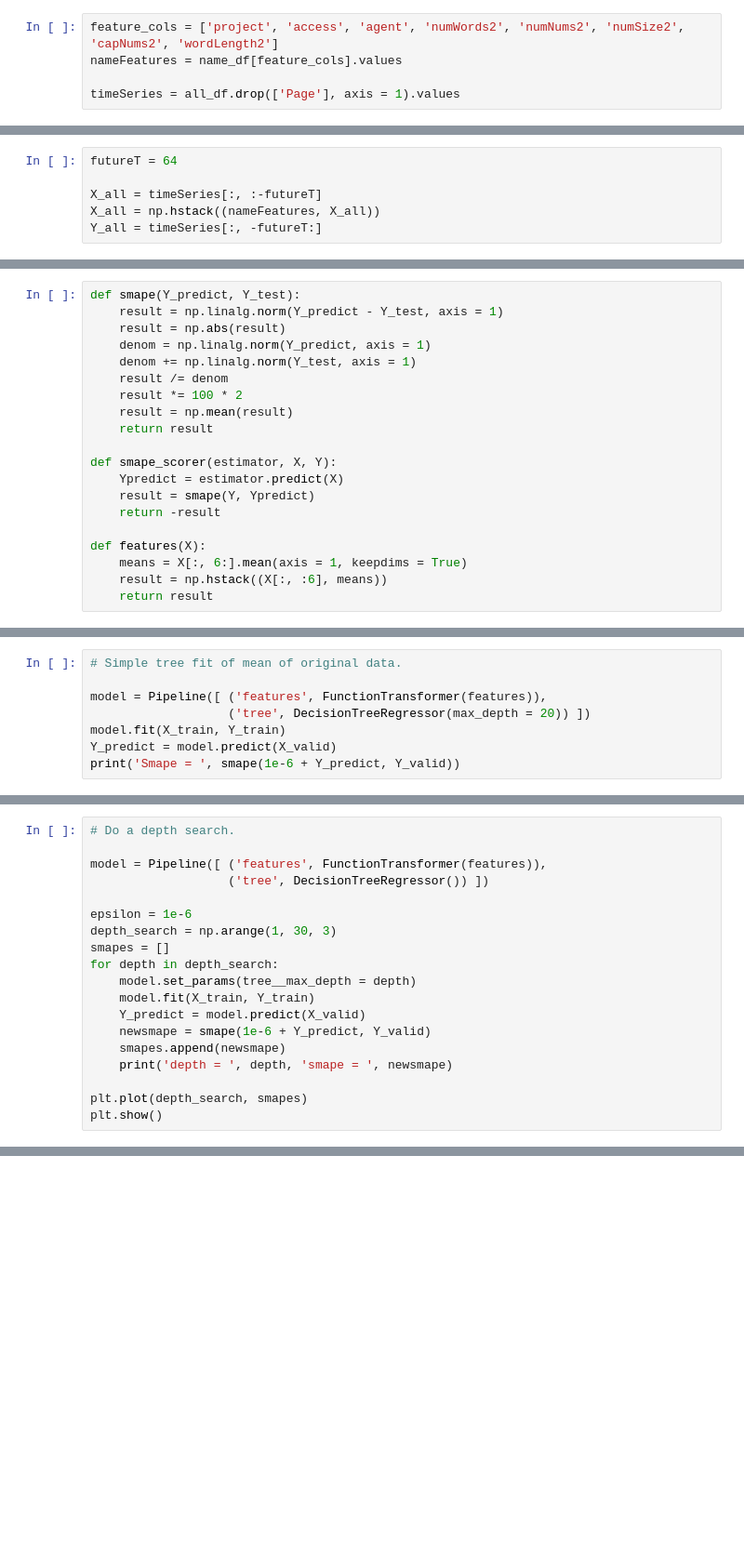
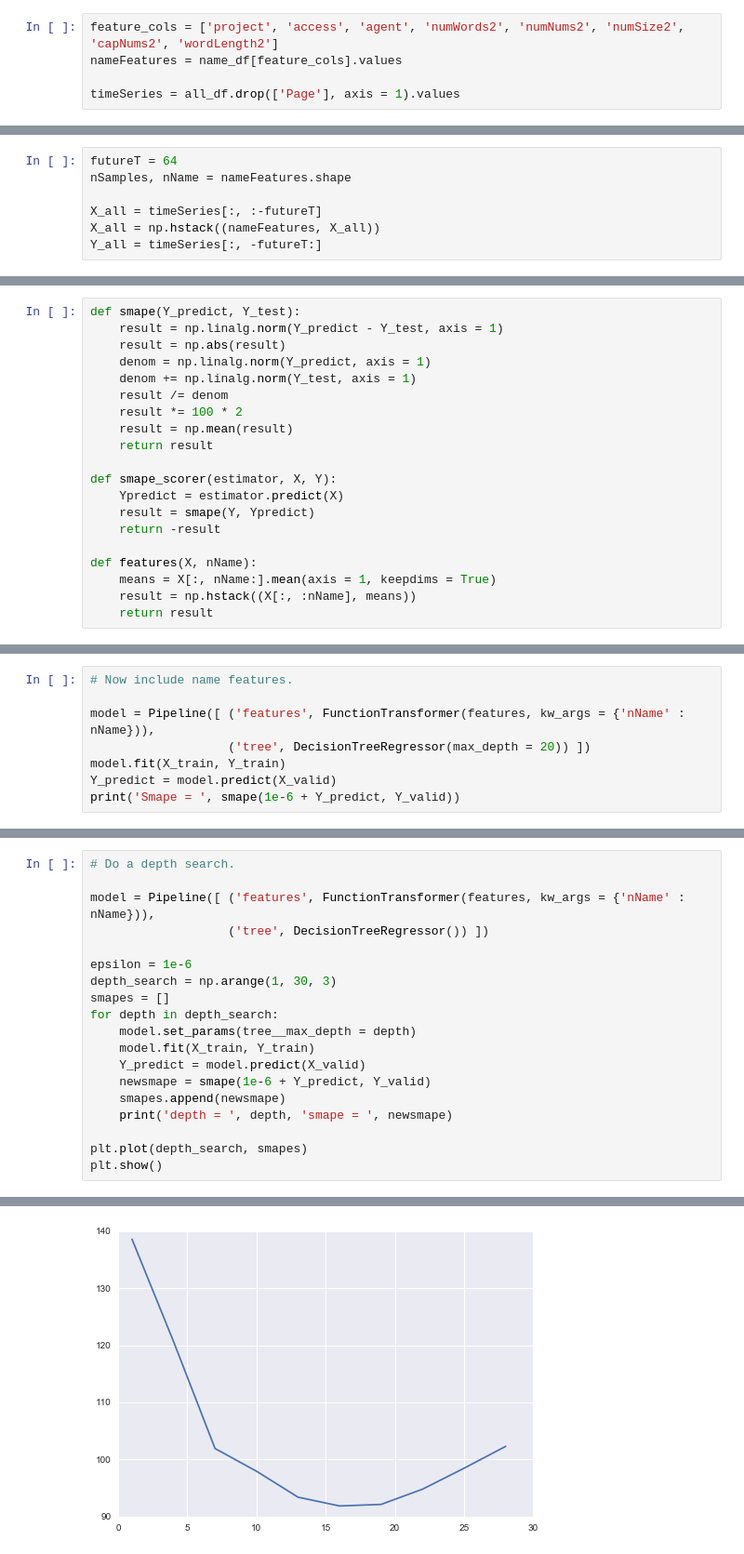
Before and after one commit to MatthewMcGonagle/KaggleWikiTraffic, a Jupyter notebook: NameExploration.ipynb, the cells around one changed output, grey strips where cells are left out. Shown: that part at 93% size. Drawn from its saved outputs; the diff is of its cells as text; blank space fills up the shorter version.

Commit message:
Added simple model prediction validation.

```diff
--- a/NameExploration.ipynb
+++ b/NameExploration.ipynb
@@ -382,5 +398,6 @@ timeSeries = all_df.drop(['Page'], axis = 1).values
 # %%
 futureT = 64
+nSamples, nName = nameFeatures.shape
 
 X_all = timeSeries[:, :-futureT]
 X_all = np.hstack((nameFeatures, X_all))
@@ -455,8 +427,8 @@ def smape_scorer(estimator, X, Y):
     result = smape(Y, Ypredict)
     return -result
 
-def features(X):
-    means = X[:, 6:].mean(axis = 1, keepdims = True)
-    result = np.hstack((X[:, :6], means))
+def features(X, nName):
+    means = X[:, nName:].mean(axis = 1, keepdims = True)
+    result = np.hstack((X[:, :nName], means))
     return result
 # %%
@@ -471,7 +445,7 @@ print('Smape = ', smape(1e-6 + Y_predict, Y_test))
 # %%
-# Simple tree fit of mean of original data.
+# Now include name features.
 
-model = Pipeline([ ('features', FunctionTransformer(features)),
+model = Pipeline([ ('features', FunctionTransformer(features, kw_args = {'nName' : nName})),
                    ('tree', DecisionTreeRegressor(max_depth = 20)) ])
 model.fit(X_train, Y_train)
 Y_predict = model.predict(X_valid)
@@ -479,7 +455,7 @@ print('Smape = ', smape(1e-6 + Y_predict, Y_valid))
 # %%
 # Do a depth search.
 
-model = Pipeline([ ('features', FunctionTransformer(features)),
+model = Pipeline([ ('features', FunctionTransformer(features, kw_args = {'nName' : nName})),
                    ('tree', DecisionTreeRegressor()) ])
 
 epsilon = 1e-6
@@ -495,3 +471,4 @@ for depth in depth_search:
 
 plt.plot(depth_search, smapes)
 plt.show()
+# %% [output]
@@ -497,0 +485 @@ plt.show()
+[figure, added]
```
Also changed, not shown: parts of 14 cells of this notebook.
